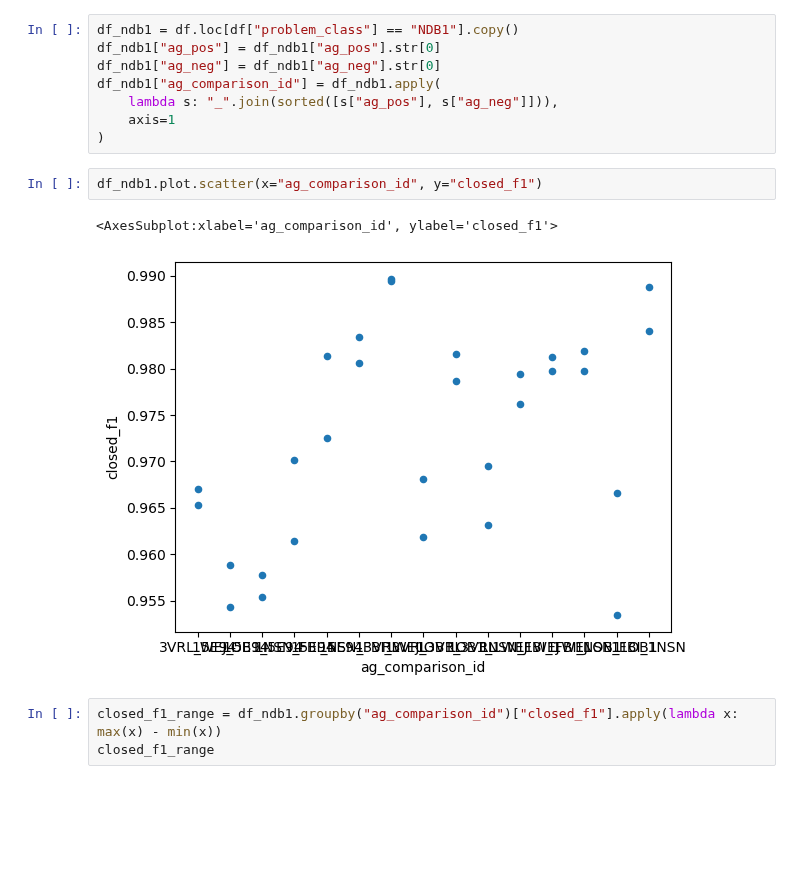
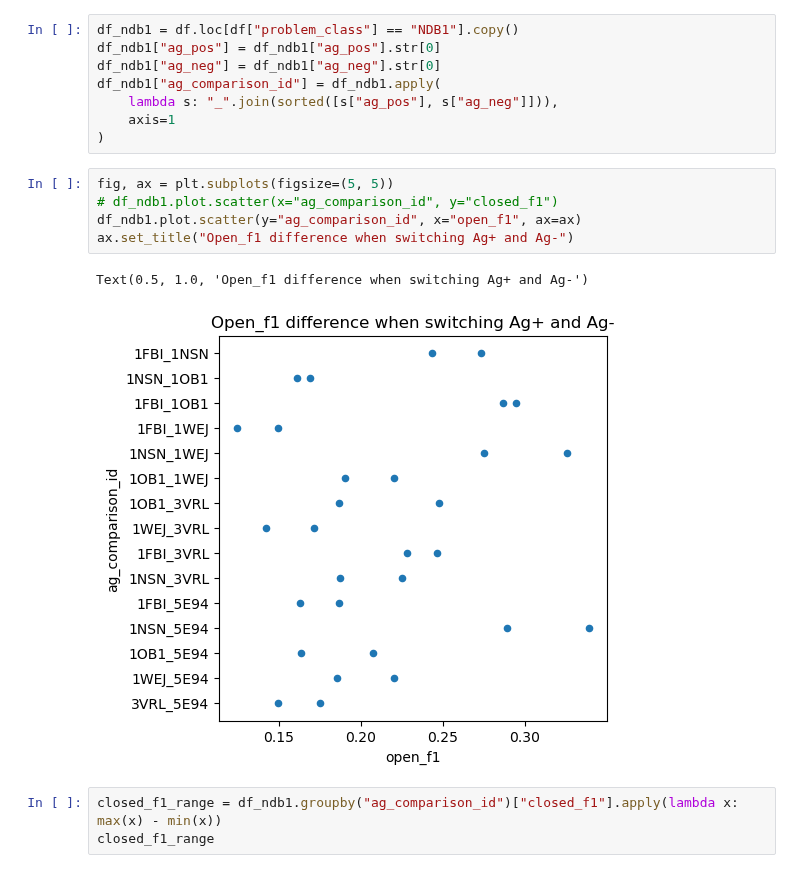
Before and after one commit to csi-greifflab/negative-class-optimization, a Jupyter notebook: notebooks/13_Openset_BinaryProblems_Analysis.ipynb, the cells around one changed output. Drawn from its saved outputs; the diff is of its cells as text; blank space fills up the shorter version.

```diff
--- a/notebooks/13_Openset_BinaryProblems_Analysis.ipynb
+++ b/notebooks/13_Openset_BinaryProblems_Analysis.ipynb
@@ -195,11 +218,14 @@ df_ndb1["ag_comparison_id"] = df_ndb1.apply(
     lambda s: "_".join(sorted([s["ag_pos"], s["ag_neg"]])),
     axis=1
 )
-# %%
-df_ndb1.plot.scatter(x="ag_comparison_id", y="closed_f1")
-# %% [output]
-<AxesSubplot:xlabel='ag_comparison_id', ylabel='closed_f1'>
-[figure, removed]
+# %%
+fig, ax = plt.subplots(figsize=(5, 5))
+# df_ndb1.plot.scatter(x="ag_comparison_id", y="closed_f1")
+df_ndb1.plot.scatter(y="ag_comparison_id", x="open_f1", ax=ax)
+ax.set_title("Open_f1 difference when switching Ag+ and Ag-")
+# %% [output]
+Text(0.5, 1.0, 'Open_f1 difference when switching Ag+ and Ag-')
+[figure, added]
 # %%
 closed_f1_range = df_ndb1.groupby("ag_comparison_id")["closed_f1"].apply(lambda x: max(x) - min(x))
 closed_f1_range
```
Also changed, not shown: parts of 15 cells of this notebook, 10 other files.
